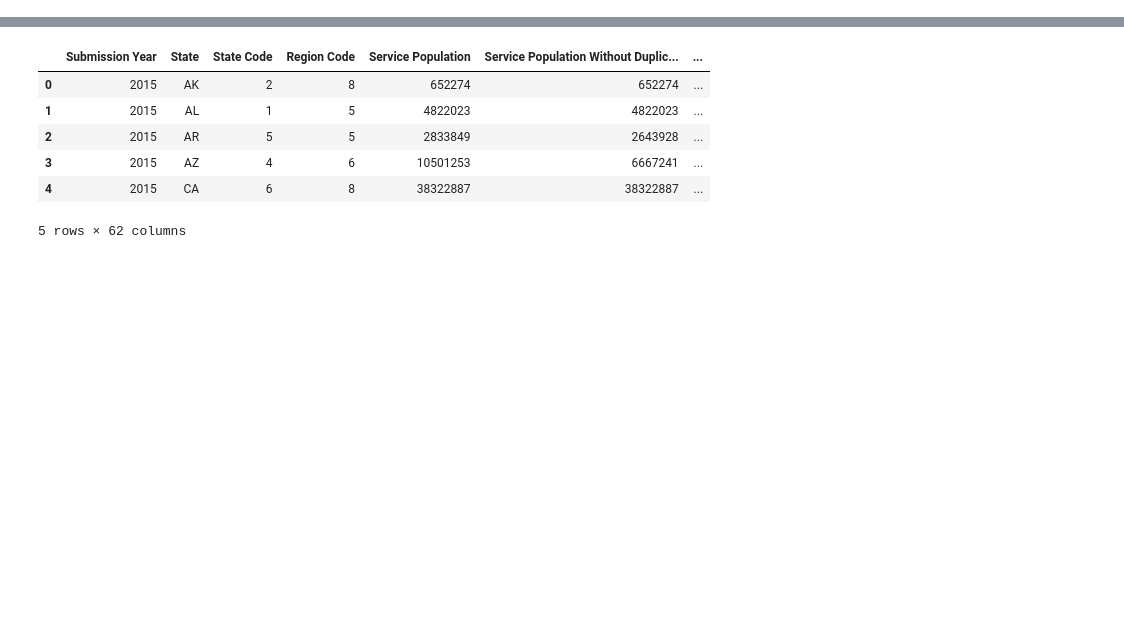
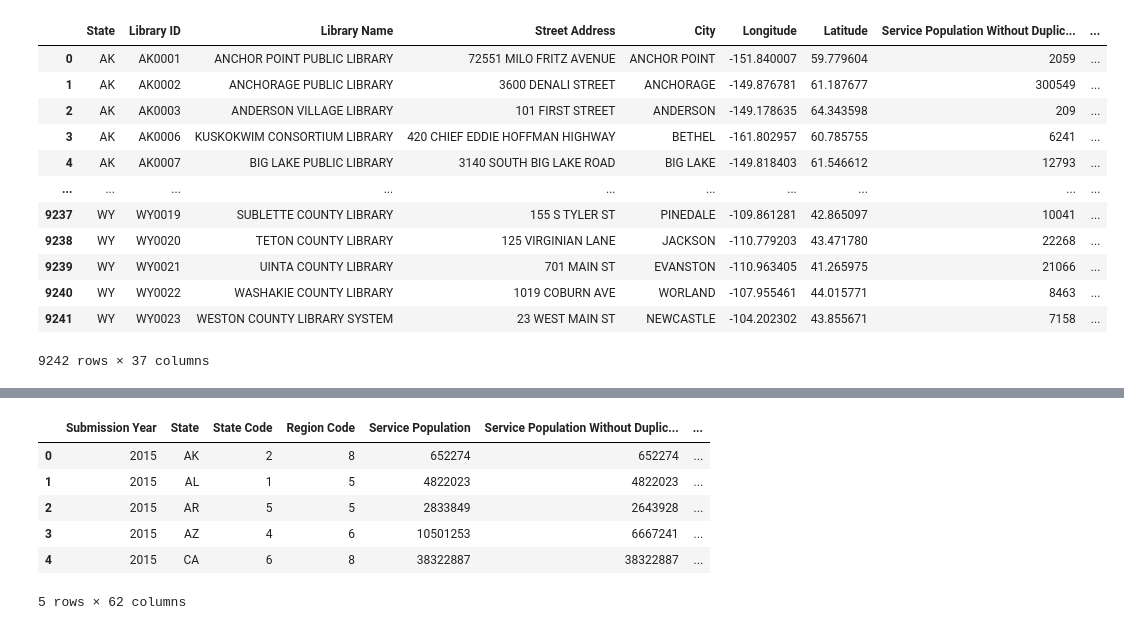
Before and after one commit to lauragabrielson/Libraries_Project, a Jupyter notebook: Libraries.ipynb, the cells around one changed output, grey strips where cells are left out. Drawn from its saved outputs; the diff is of its cells as text; code cells hidden in the pictures; blank space fills up the shorter version.

```diff
--- a/Libraries.ipynb
+++ b/Libraries.ipynb
@@ -21,0 +43,26 @@ libraries_data.head()
+# %%
+libraries_df = libraries_data[["State", "Library ID", "Library Name", "Street Address", "City", "Longitude", "Latitude",
+                               "Service Population Without Duplicates", "Hours Open", "Library Visits", "Registered Users",
+                               "Circulation Transactions", "Bookmobiles", "MLS Librarians", "Librarians", "Employees",
+                               "Total Staff", "Salaries", "Benefits", "Total Staff Expenditures", "Local Government Operating Revenue",
+                               "State Government Operating Revenue", "Federal Government Operating Revenue", "Other Operating Revenue",
+                               "Total Operating Revenue", "Print Collection Expenditures", "Digital Collection Expenditures",
+                               "Other Collection Expenditures", "Total Collection Expenditures", "Other Operating Expenditures",
+                               "Total Operating Expenditures","Print Collection", "Digital Collection", "Audio Collection",
+                               "Downloadable Audio", "Physical Video", "Downloadable Video"]]
+
+libraries_df
+# %% [output]
+|  | State | Library ID | Library Name | Street Address | City | Longitude | Latitude | Service Population Without Duplic... | ... |
+| 0 | AK | AK0001 | ANCHOR POINT PUBLIC LIBRARY | 72551 MILO FRITZ AVENUE | ANCHOR POINT | -151.840007 | 59.779604 | 2059 | ... |
+| 1 | AK | AK0002 | ANCHORAGE PUBLIC LIBRARY | 3600 DENALI STREET | ANCHORAGE | -149.876781 | 61.187677 | 300549 | ... |
+| 2 | AK | AK0003 | ANDERSON VILLAGE LIBRARY | 101 FIRST STREET | ANDERSON | -149.178635 | 64.343598 | 209 | ... |
+| 3 | AK | AK0006 | KUSKOKWIM CONSORTIUM LIBRARY | 420 CHIEF EDDIE HOFFMAN HIGHWAY | BETHEL | -161.802957 | 60.785755 | 6241 | ... |
+| 4 | AK | AK0007 | BIG LAKE PUBLIC LIBRARY | 3140 SOUTH BIG LAKE ROAD | BIG LAKE | -149.818403 | 61.546612 | 12793 | ... |
+| ... | ... | ... | ... | ... | ... | ... | ... | ... | ... |
+| 9237 | WY | WY0019 | SUBLETTE COUNTY LIBRARY | 155 S TYLER ST | PINEDALE | -109.861281 | 42.865097 | 10041 | ... |
+| 9238 | WY | WY0020 | TETON COUNTY LIBRARY | 125 VIRGINIAN LANE | JACKSON | -110.779203 | 43.471780 | 22268 | ... |
+| 9239 | WY | WY0021 | UINTA COUNTY LIBRARY | 701 MAIN ST | EVANSTON | -110.963405 | 41.265975 | 21066 | ... |
+| 9240 | WY | WY0022 | WASHAKIE COUNTY LIBRARY | 1019 COBURN AVE | WORLAND | -107.955461 | 44.015771 | 8463 | ... |
+| 9241 | WY | WY0023 | WESTON COUNTY LIBRARY SYSTEM | 23 WEST MAIN ST | NEWCASTLE | -104.202302 | 43.855671 | 7158 | ... |
+9242 rows × 37 columns
```
Also changed, not shown: parts of 11 cells of this notebook.
